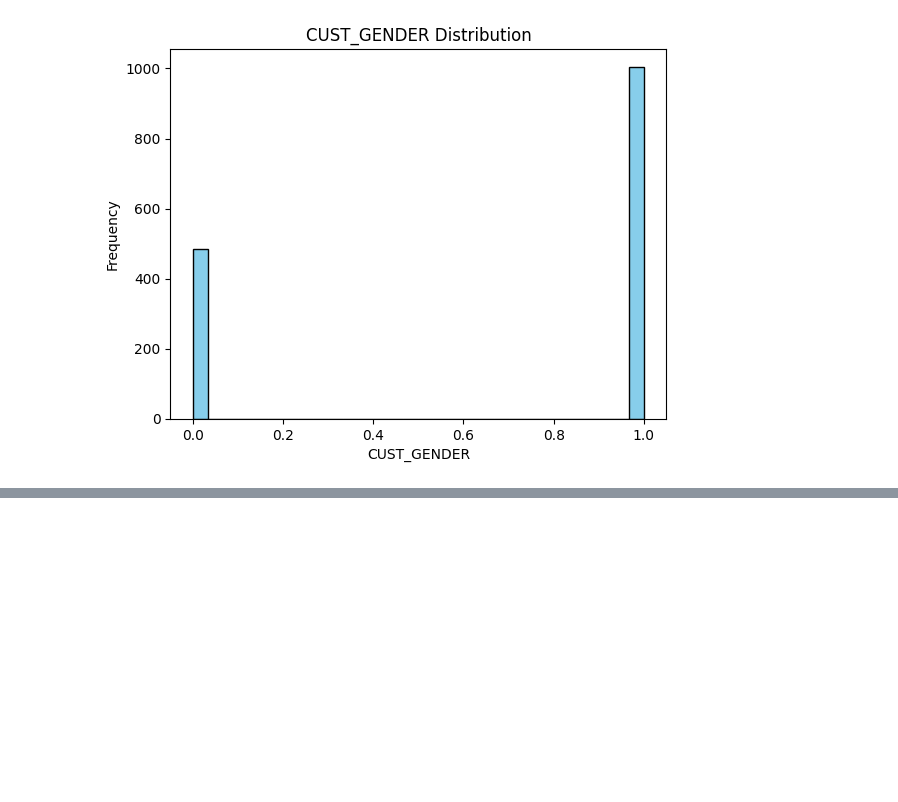
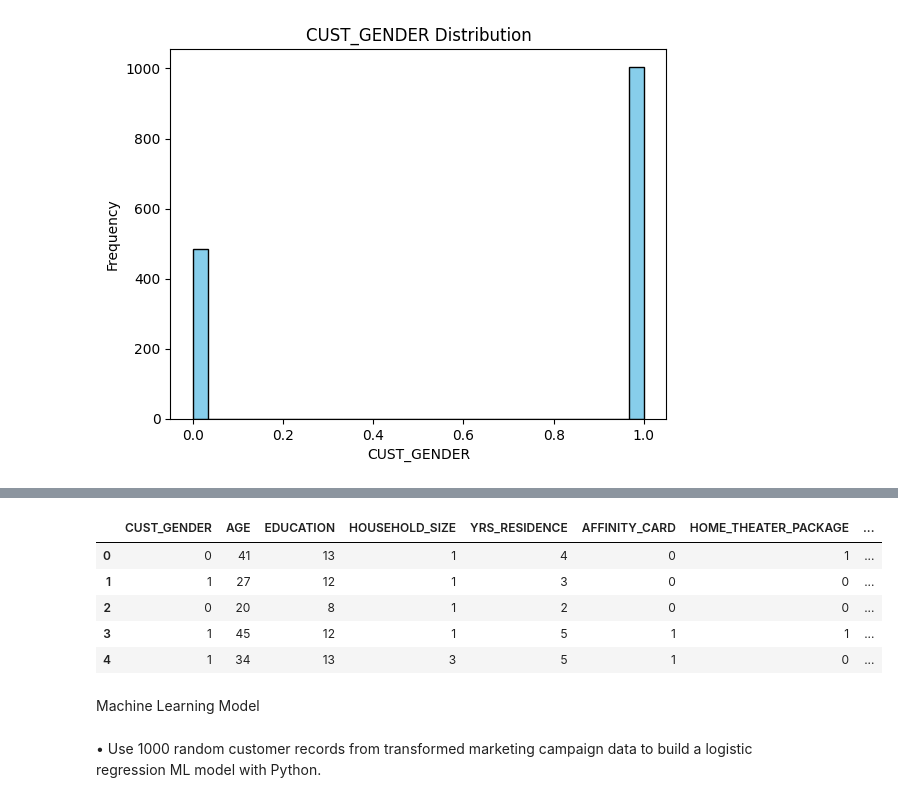
Before and after one commit to Mirazbd123/Project, a Jupyter notebook: Marketing Data Analysis.ipynb, the cells around one changed output, grey strips where cells are left out. Cells and saved outputs as stored; diff of their text form; code cells hidden in the pictures; blank space fills up the shorter version.

```diff
--- a/Marketing Data Analysis.ipynb
+++ b/Marketing Data Analysis.ipynb
@@ -451,0 +555,15 @@ Choose a variable to plot:
+# %%
+df.drop(columns=['Mabsent','Separ.' , 'Widowed' , 'Cleric.' , 'Crafts' , 'Farming' , 'Handler' , 'Machine' , 'Protec.' , 'Sales' , 'TechSup' , 'Transp.', 'CUST_MARITAL_STATUS' , 'OCCUPATION'] , inplace=True)
+# %%
+df.head()
+# %% [output]
+|  | CUST_GENDER | AGE | EDUCATION | HOUSEHOLD_SIZE | YRS_RESIDENCE | AFFINITY_CARD | HOME_THEATER_PACKAGE | ... |
+| 0 | 0 | 41 | 13 | 1 | 4 | 0 | 1 | ... |
+| 1 | 1 | 27 | 12 | 1 | 3 | 0 | 0 | ... |
+| 2 | 0 | 20 | 8 | 1 | 2 | 0 | 0 | ... |
+| 3 | 1 | 45 | 12 | 1 | 5 | 1 | 1 | ... |
+| 4 | 1 | 34 | 13 | 3 | 5 | 1 | 0 | ... |
+# %% [markdown]
+Machine Learning Model
+# %% [markdown]
+•	Use 1000 random customer records from transformed marketing campaign data to build a logistic regression ML model with Python.
```
Also changed, not shown: parts of 19 cells of this notebook.
